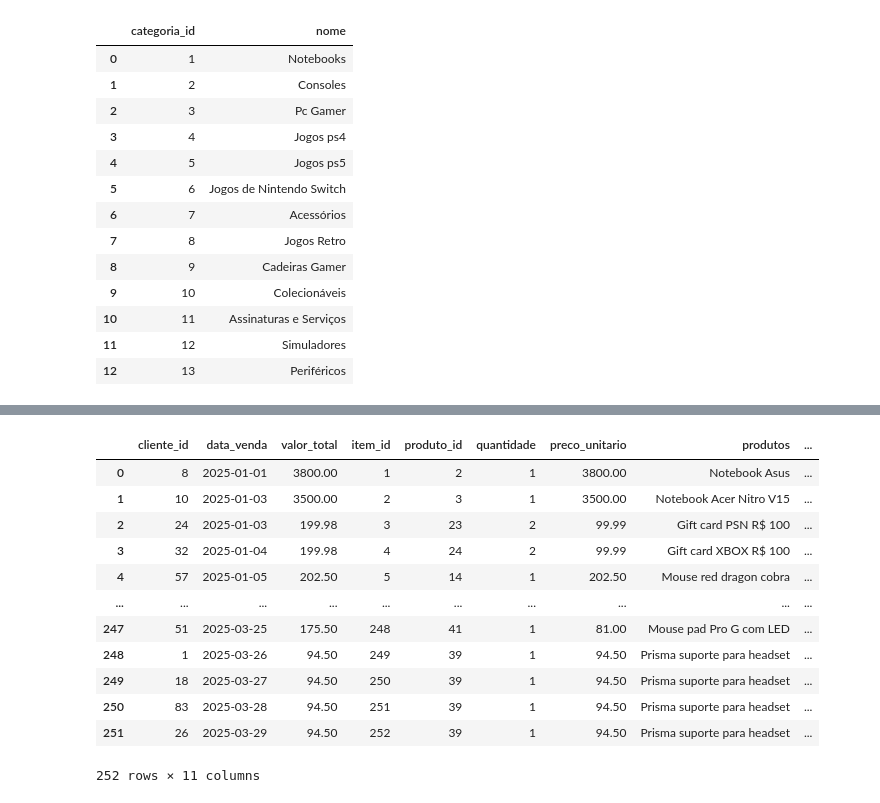
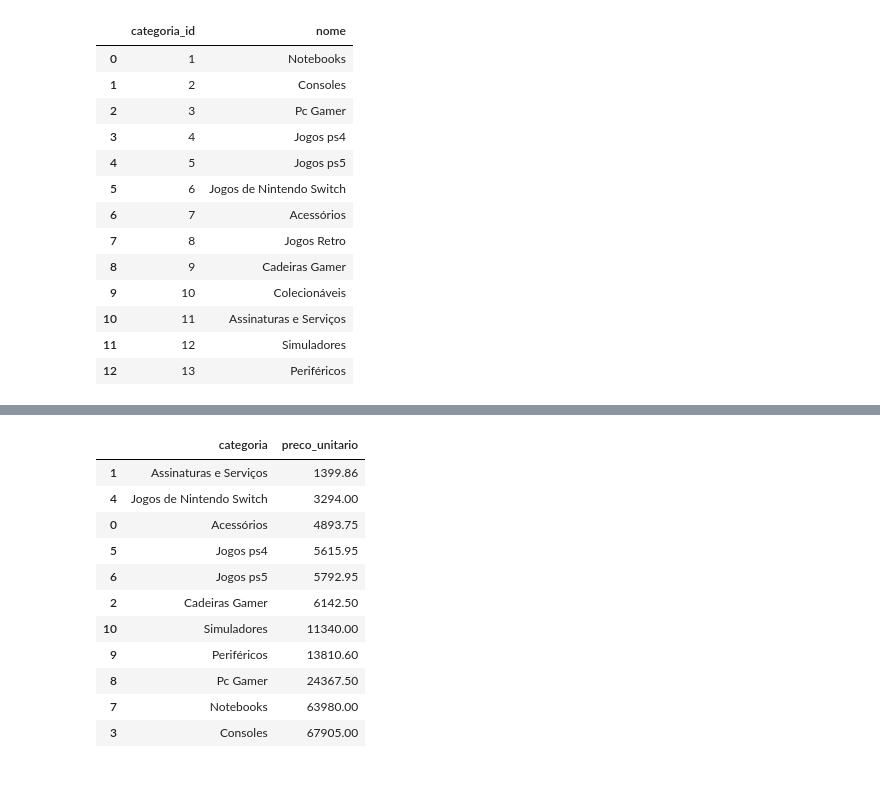
Before and after one commit to DanielBorbafs/dashboard-nextplay, a Jupyter notebook: data/insights.ipynb, the cells around one changed output, grey strips where cells are left out. Saved outputs shown, nothing was run; the diff lists cells and outputs as text; code cells hidden in the pictures.

```diff
--- a/data/insights.ipynb
+++ b/data/insights.ipynb
@@ -142,2 +154,2 @@ MergeError: Passing 'suffixes' which cause duplicate columns {'nome_x'} is not a
 # %%
-relatorio_de_vendas = relatorio_de_vendas.drop(columns=(['nome_y']))
+relatorio_de_vendas = relatorio_de_vendas.drop(columns=(['preco']))
@@ -164,2 +191,2 @@ relatorio_de_vendas
 # %%
-relatorio_de_vendas.rename(columns={'nome': 'categoria'})
+relatorio_de_vendas = relatorio_de_vendas.rename(columns={'nome_y': 'categoria', 'nome_x': 'nome'})
@@ -180,16 +192,0 @@ relatorio_de_vendas.rename(columns={'nome': 'categoria'})
-# %%
-relatorio_de_vendas.rename(columns={'nome_x': 'produtos'})
-# %% [output]
-|  | cliente_id | data_venda | valor_total | item_id | produto_id | quantidade | preco_unitario | produtos | ... |
-| 0 | 8 | 2025-01-01 | 3800.00 | 1 | 2 | 1 | 3800.00 | Notebook Asus | ... |
-| 1 | 10 | 2025-01-03 | 3500.00 | 2 | 3 | 1 | 3500.00 | Notebook Acer Nitro V15 | ... |
-| 2 | 24 | 2025-01-03 | 199.98 | 3 | 23 | 2 | 99.99 | Gift card PSN R$ 100 | ... |
-| 3 | 32 | 2025-01-04 | 199.98 | 4 | 24 | 2 | 99.99 | Gift card XBOX R$ 100 | ... |
-| 4 | 57 | 2025-01-05 | 202.50 | 5 | 14 | 1 | 202.50 | Mouse red dragon cobra | ... |
-| ... | ... | ... | ... | ... | ... | ... | ... | ... | ... |
-| 247 | 51 | 2025-03-25 | 175.50 | 248 | 41 | 1 | 81.00 | Mouse pad Pro G com LED | ... |
-| 248 | 1 | 2025-03-26 | 94.50 | 249 | 39 | 1 | 94.50 | Prisma suporte para headset | ... |
-| 249 | 18 | 2025-03-27 | 94.50 | 250 | 39 | 1 | 94.50 | Prisma suporte para headset | ... |
-| 250 | 83 | 2025-03-28 | 94.50 | 251 | 39 | 1 | 94.50 | Prisma suporte para headset | ... |
-| 251 | 26 | 2025-03-29 | 94.50 | 252 | 39 | 1 | 94.50 | Prisma suporte para headset | ... |
-252 rows × 11 columns
@@ -198,4 +193,19 @@ relatorio_de_vendas = relatorio_de_vendas.drop(columns=(['preco']))
 # %%
-vendas_por_categoria = relatorio_de_vendas.groupby('nome')['preco_unitario'].sum().reset_index()
+vendas_por_categoria = relatorio_de_vendas.groupby('categoria')['preco_unitario'].sum().reset_index()
+# %%
+vendas_por_categoria.sort_values(['preco_unitario'])
+# %% [output]
+|  | categoria | preco_unitario |
+| 1 | Assinaturas e Serviços | 1399.86 |
+| 4 | Jogos de Nintendo Switch | 3294.00 |
+| 0 | Acessórios | 4893.75 |
+| 5 | Jogos ps4 | 5615.95 |
+| 6 | Jogos ps5 | 5792.95 |
+| 2 | Cadeiras Gamer | 6142.50 |
+| 10 | Simuladores | 11340.00 |
+| 9 | Periféricos | 13810.60 |
+| 8 | Pc Gamer | 24367.50 |
+| 7 | Notebooks | 63980.00 |
+| 3 | Consoles | 67905.00 |
 # %%
 vendas_por_categoria.to_csv('vendas_por_categoria.csv',index=False)
```
Also changed, not shown: parts of 6 cells of this notebook, 3 other files.
